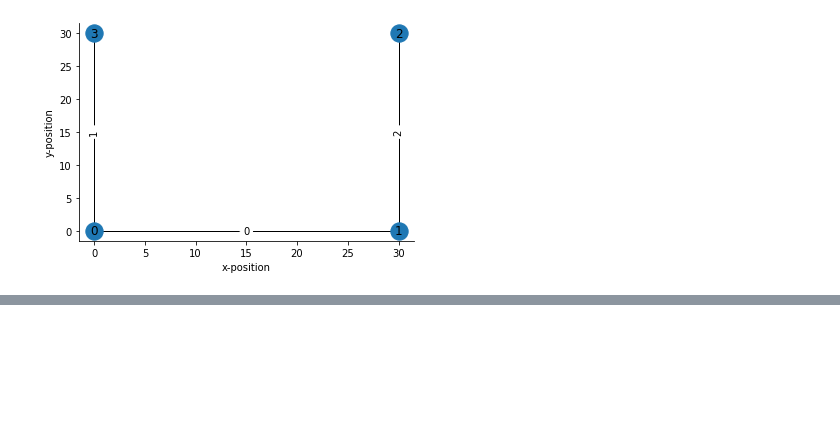
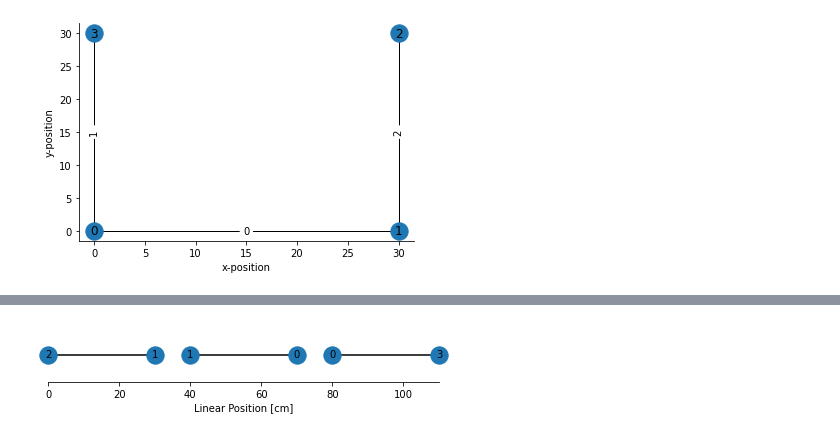
Before and after one commit to LorenFrankLab/track_linearization, a Jupyter notebook: notebooks/test_linearization.ipynb, the cells around one changed output, grey strips where cells are left out. Cells and saved outputs as stored; diff of their text form; code cells hidden in the pictures; blank space fills up the shorter version.

```diff
--- a/notebooks/test_linearization.ipynb
+++ b/notebooks/test_linearization.ipynb
@@ -144,0 +131,16 @@ Text(0.5, 0, 'Time')
+# %%
+from track_linearization import get_linearized_position
+
+edge_spacing = 10
+edge_order = [(2, 1), # connects node 2 and node 1
+              (1, 0), # connects node 1 and node 0
+              (0, 3), # connects node 0 and node 3
+              ]
+
+fig, ax = plt.subplots(figsize=(7, 1))
+plot_graph_as_1D(track_graph,
+                 edge_spacing=edge_spacing,
+                 edge_order=edge_order,
+                 ax=ax)
+# %% [output]
+[figure, added]
```
Also changed, not shown: parts of 19 cells of this notebook, 2 other files.
